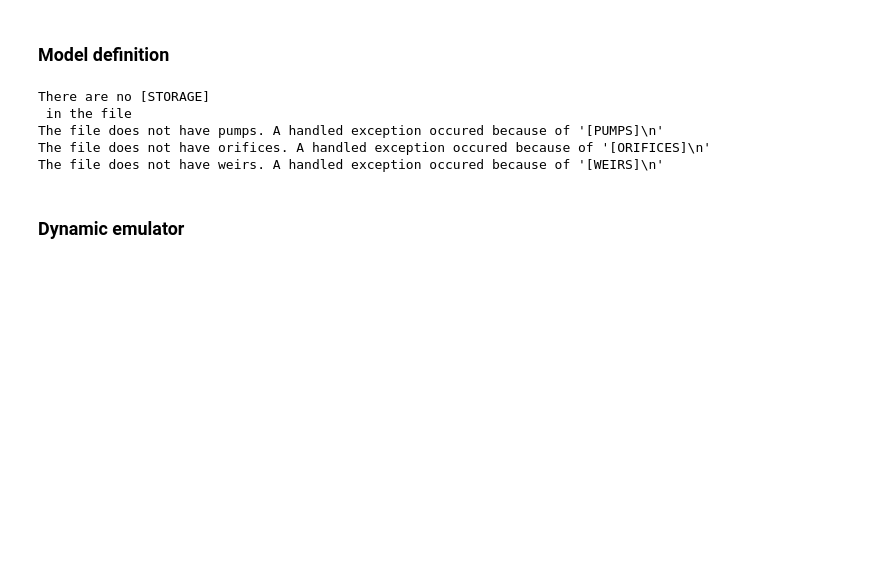
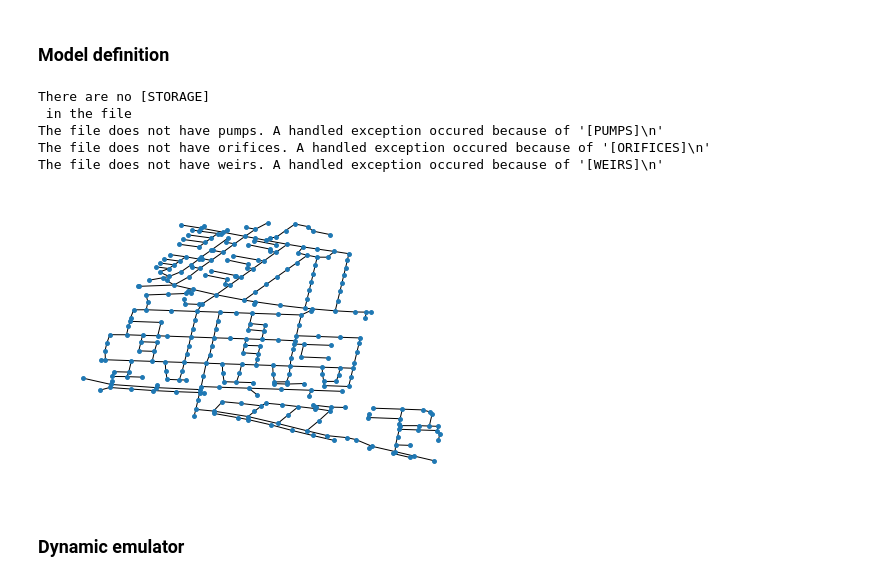
Before and after one commit to alextremo0205/SWMM_Hybrid_approach, a Jupyter notebook: Head_change_training.ipynb, the cells around one changed output. Saved outputs shown, nothing was run; the diff lists cells and outputs as text; code cells hidden in the pictures; blank space fills up the shorter version.

```diff
--- a/Head_change_training.ipynb
+++ b/Head_change_training.ipynb
@@ -51,3 +52,6 @@ dry_periods_index = [[12, 13, 14, 15, 16, 17],          #First dry period
                      [64, 65, 66, 67, 68, 69],          #Fifth dry period
                      [76, 77, 78, 79, 80, 81, 82, 83, 84] #Last dry period
                     ]
+val_index = 3
+training_dry_periods_index = dry_periods_index[:val_index]+dry_periods_index[val_index+1:]
+val_dry_period_indexes =  [dry_periods_index[val_index]]
@@ -174,6 +143,8 @@ The file does not have orifices. A handled exception occured because of '[ORIFIC
 The file does not have weirs. A handled exception occured because of '[WEIRS]\n'
 # %%
 #Draw graph
-# wn.draw_nx_layout()
+wn.draw_nx_layout()
+# %% [output]
+[figure, added]
 # %% [markdown]
 ### Dynamic emulator
```
Also changed, not shown: parts of 32 cells of this notebook, 7 other files.
